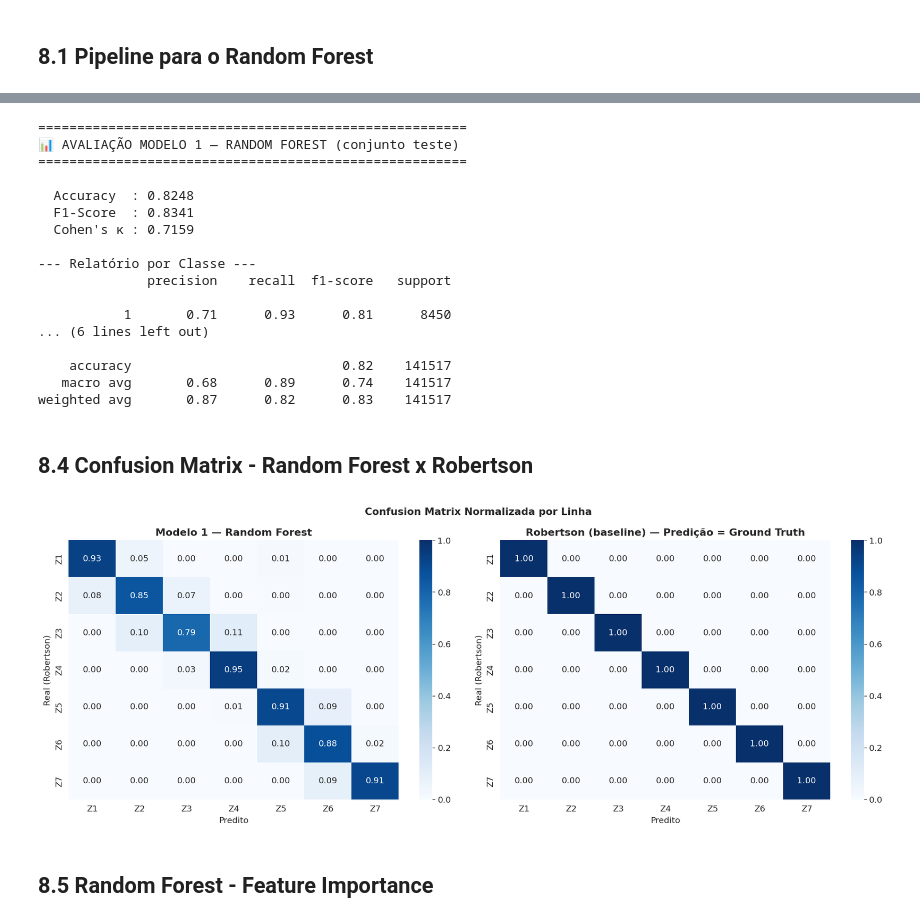
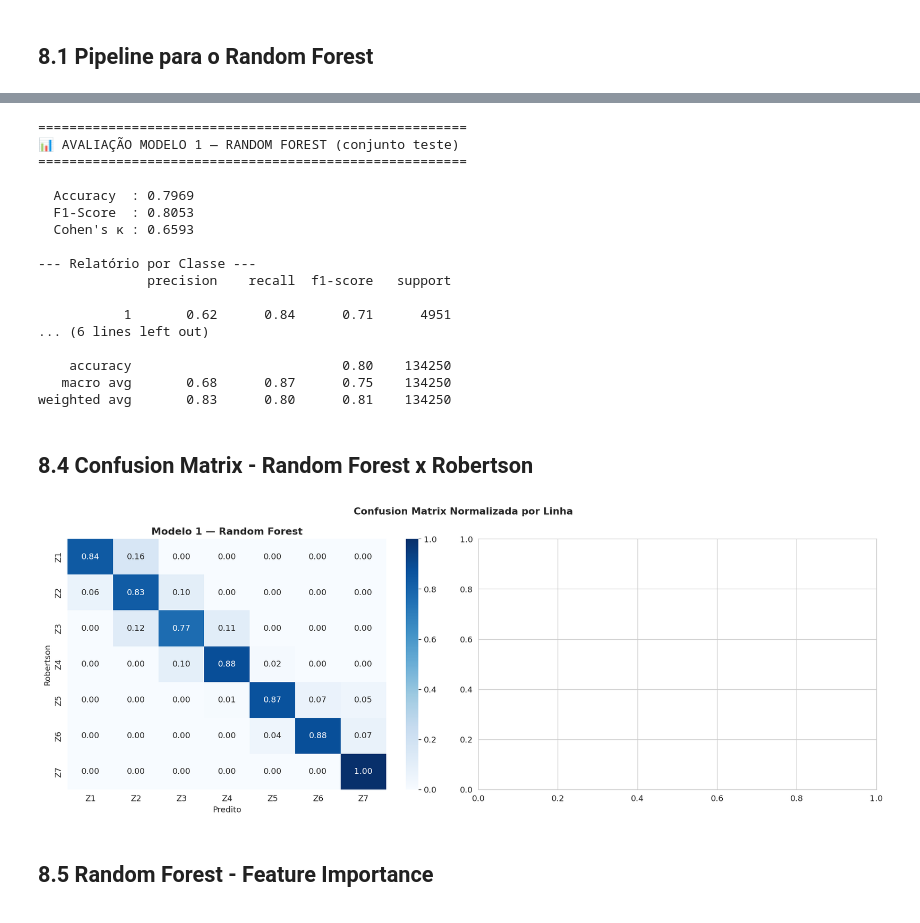
Before and after one commit to felipebrsm/PUC_Sprint_1_ML-FBRSM, a Jupyter notebook: notebook/MVP_FBRSM_PUC.ipynb, the cells around one changed output, grey strips where cells are left out. Cells and saved outputs as stored; diff of their text form; code cells hidden in the pictures.

```diff
--- a/notebook/MVP_FBRSM_PUC.ipynb
+++ b/notebook/MVP_FBRSM_PUC.ipynb
@@ -591,0 +481,11 @@ KeyboardInterrupt:
+# %%
+
+N_FOLDS_CV = 3
+FORCAR_NOVO_TREINO = False
+
+steps = [('scaler', RobustScaler())]
+
+steps.append(('clf', RandomForestClassifier(
+    class_weight='balanced', random_state=SEED, n_jobs=1
+)))
+pipeline_rf = ImbPipeline(steps=steps)
@@ -591,0 +500,19 @@ KeyboardInterrupt:
+# %%
+gkf = GroupKFold(n_splits=N_FOLDS_CV)
+param_dist = {
+    'clf__n_estimators':     [40, 80, 120],
+    'clf__max_depth':        [4, 6, 8],
+    'clf__min_samples_leaf': [3, 5, 10],
+    'clf__max_features':     ['sqrt', 'log2', 0.5],
+}
+
+# (+ cache via load_or_fit, se você já aplicou a versão da conversa anterior)
+search = HalvingRandomSearchCV(
+    pipeline_rf, param_dist,
+    resource='n_samples', factor=3, min_resources=20000,
+    cv=gkf, scoring='f1_weighted', random_state=SEED,
+    return_train_score=True, n_jobs=-1, verbose=1
+)
+search.fit(X_train_rf, y_train, groups=groups_train)
+print("✅ Melhor combinação:", search.best_params_)
+print(f"   Melhor F1-weighted (CV): {search.best_score_:.4f}")
@@ -592,6 +545,7 @@ KeyboardInterrupt:
 # %%
-pipeline_rf.fit(X_train_rf, y_train)
+pipeline_rf = search.best_estimator_
 y_pred_rf = pipeline_rf.predict(X_test_rf)
+
 
 print("=" * 55)
 print("📊 AVALIAÇÃO MODELO 1 — RANDOM FOREST (conjunto teste)")
@@ -607,44 +561,43 @@ print(classification_report(y_test, y_pred_rf, zero_division=0))
 📊 AVALIAÇÃO MODELO 1 — RANDOM FOREST (conjunto teste)
 =======================================================
 
-  Accuracy  : 0.8248
-  F1-Score  : 0.8341
-  Cohen's κ : 0.7159
+  Accuracy  : 0.7969
+  F1-Score  : 0.8053
+  Cohen's κ : 0.6593
 
 --- Relatório por Classe ---
               precision    recall  f1-score   support
 
-           1       0.71      0.93      0.81      8450
+           1       0.62      0.84      0.71      4951
 ... (6 lines left out)
 
-    accuracy                           0.82    141517
-   macro avg       0.68      0.89      0.74    141517
-weighted avg       0.87      0.82      0.83    141517
+    accuracy                           0.80    134250
+   macro avg       0.68      0.87      0.75    134250
+weighted avg       0.83      0.80      0.81    134250
 # %% [markdown]
 ## 8.4 Confusion Matrix - Random Forest x Robertson
 # %%
 fig, axes = plt.subplots(1, 2, figsize=(16, 6))
 
 classes = sorted(np.unique(np.concatenate([y_test, y_pred_rf])))
 
 for ax, (y_pred, title) in zip(axes, [
     (y_pred_rf, 'Modelo 1 — Random Forest'),
-    (y_test,    'Robertson (baseline) — Predição = Ground Truth')
 ]):
     cm = confusion_matrix(y_test, y_pred, labels=classes, normalize='true')
     sns.heatmap(cm, annot=True, fmt='.2f', cmap='Blues',
                 xticklabels=[f'Z{c}' for c in classes],
                 yticklabels=[f'Z{c}' for c in classes],
                 ax=ax, vmin=0, vmax=1)
     ax.set_title(title, fontweight='bold')
     ax.set_xlabel('Predito')
-    ax.set_ylabel('Real (Robertson)')
+    ax.set_ylabel('Robertson')
 
 plt.suptitle('Confusion Matrix Normalizada por Linha', fontsize=13, fontweight='bold')
 plt.tight_layout()
 plt.show()
 # %% [output]
-[figure, old version]
+[figure, new version]
 # %% [markdown]
 ## 8.5 Random Forest - Feature Importance
 # %%
```
Also changed, not shown: parts of 30 cells of this notebook.
